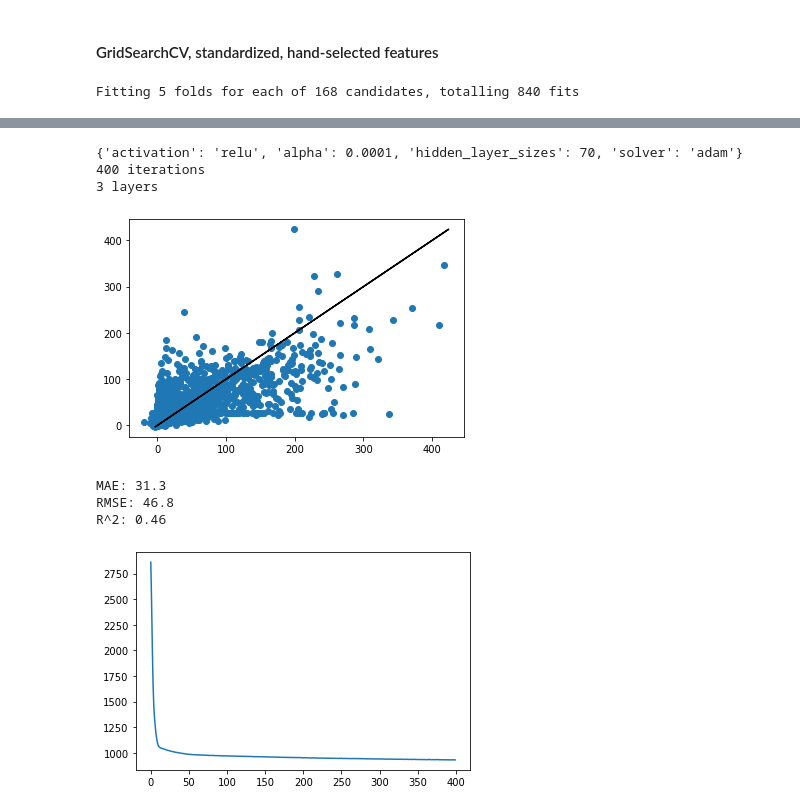
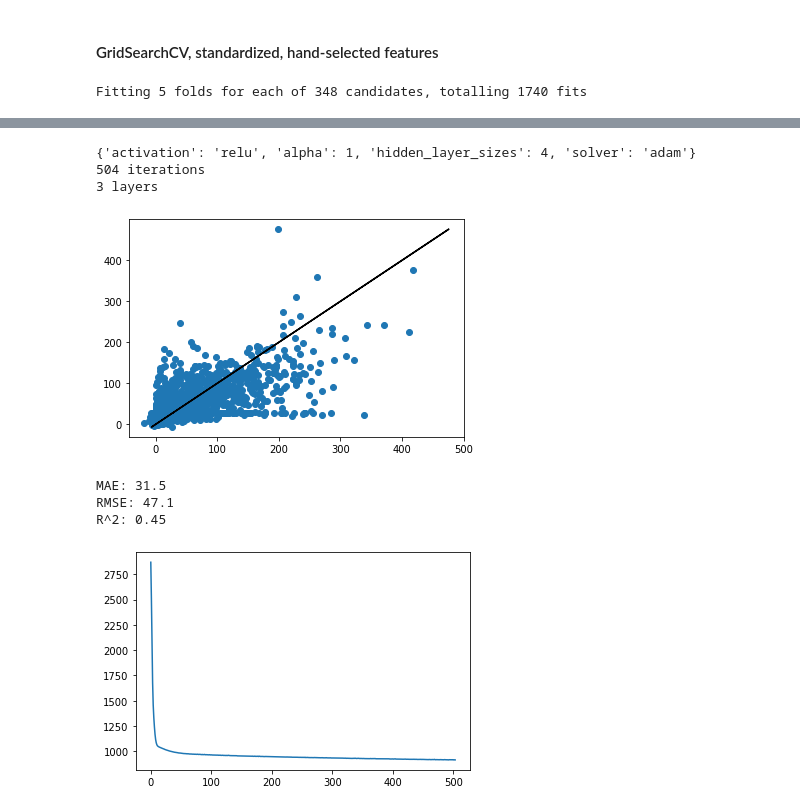
Before and after one commit to mrkawa/fantasyFootballML, a Jupyter notebook: 1_gameAveragesAndSeasonTotals/neuralNet.ipynb, the cells around one changed output, grey strips where cells are left out. Cells and saved outputs as stored; diff of their text form; code cells hidden in the pictures.

```diff
--- a/1_gameAveragesAndSeasonTotals/neuralNet.ipynb
+++ b/1_gameAveragesAndSeasonTotals/neuralNet.ipynb
@@ -75,7 +75,7 @@ X_train_std_select, X_dev_std_select, X_test_std_select = X_train_std.loc[:,keep
 # %%
 X_train, X_dev, y_train, y_dev = X_train_raw, X_dev_raw, y_train, y_dev
 
-m = neural_network.MLPRegressor(max_iter=400)
+m = neural_network.MLPRegressor(max_iter=1000)
 m.fit(X_train,y_train)
 y_pred = m.predict(X_dev)
 
@@ -107,17 +107,18 @@ sizes = [
     mean([inputNodes,outputNodes]),
     (2/3)*inputNodes + outputNodes,
     sqrt(inputNodes*outputNodes),
+    inputNodes*2-1
 ] + [nSamples/(x*(inputNodes+outputNodes)) for x in range(2,11)] + [x for x in range(2,21)]
 
 params={
     'activation':['relu'],#['identity','logistic','tanh','relu'],
-    'solver':['adam'],#['lbfgs','adam'],
+    'solver':['lbfgs','adam'],
     'hidden_layer_sizes': list(set(map(int, sizes))),
     'alpha':[10**x for x in range(-5,1)],
 }
 
 grid = GridSearchCV(
-    neural_network.MLPRegressor(warm_start=False,random_state=0,max_iter=400),
+    neural_network.MLPRegressor(warm_start=False,random_state=0,max_iter=1000),
     params,
     n_jobs = -1,
     verbose = 10,
@@ -126,7 +127,7 @@ grid = GridSearchCV(
 
 print(grid.best_params_)
 
-m = neural_network.MLPRegressor(max_iter=400)
+m = neural_network.MLPRegressor(max_iter=1000)
 m.fit(X_train,y_train)
 y_pred = m.predict(X_dev)
 
@@ -179,17 +180,18 @@ sizes = [
     mean([inputNodes,outputNodes]),
     (2/3)*inputNodes + outputNodes,
     sqrt(inputNodes*outputNodes),
+    inputNodes*2-1
 ] + [nSamples/(x*(inputNodes+outputNodes)) for x in range(2,11)] + [x for x in range(2,21)]
 
 params={
     'activation':['relu'],#['identity','logistic','tanh','relu'],
-    'solver':['adam'],#['lbfgs','adam'],
+    'solver':['lbfgs','adam'],
     'hidden_layer_sizes': list(set(map(int, sizes))),
     'alpha':[10**x for x in range(-5,1)],
 }
 
 grid = GridSearchCV(
-    neural_network.MLPRegressor(warm_start=False,random_state=0,max_iter=400),
+    neural_network.MLPRegressor(warm_start=False,random_state=0,max_iter=1000),
     params,
     n_jobs = -1,
     verbose = 10,
@@ -198,7 +200,7 @@ grid = GridSearchCV(
 
 print(grid.best_params_)
 
-m = neural_network.MLPRegressor(max_iter=400)
+m = neural_network.MLPRegressor(max_iter=1000)
 m.fit(X_train,y_train)
 y_pred = m.predict(X_dev)
 
@@ -251,17 +253,18 @@ sizes = [
     mean([inputNodes,outputNodes]),
     (2/3)*inputNodes + outputNodes,
     sqrt(inputNodes*outputNodes),
+    inputNodes*2-1
 ] + [nSamples/(x*(inputNodes+outputNodes)) for x in range(2,11)] + [x for x in range(2,21)]
 
 params={
     'activation':['relu'],#['identity','logistic','tanh','relu'],
-    'solver':['adam'],#['lbfgs','adam'],
+    'solver':['lbfgs','adam'],
     'hidden_layer_sizes': list(set(map(int, sizes))),
     'alpha':[10**x for x in range(-5,1)],
 }
 
 grid = GridSearchCV(
-    neural_network.MLPRegressor(warm_start=False,random_state=0,max_iter=400),
+    neural_network.MLPRegressor(warm_start=False,random_state=0,max_iter=1000),
     params,
     n_jobs = -1,
     verbose = 10,
@@ -270,7 +273,7 @@ grid = GridSearchCV(
 
 print(grid.best_params_)
 
-m = neural_network.MLPRegressor(max_iter=400)
+m = neural_network.MLPRegressor(max_iter=1000)
 m.fit(X_train,y_train)
 y_pred = m.predict(X_dev)
 
@@ -284,5 +287,5 @@ plt.show()
 
 cvGrid(params).to_csv('nnSelect.csv')
 # %% [output]
-Fitting 5 folds for each of 168 candidates, totalling 840 fits
+Fitting 5 folds for each of 348 candidates, totalling 1740 fits
 [Parallel(n_jobs=-1)]: Using backend LokyBackend with 8 concurrent workers.
@@ -305,8 +308,8 @@ Fitting 5 folds for each of 168 candidates, totalling 840 fits
-{'activation': 'relu', 'alpha': 0.0001, 'hidden_layer_sizes': 70, 'solver': 'adam'}
-400 iterations
+{'activation': 'relu', 'alpha': 1, 'hidden_layer_sizes': 4, 'solver': 'adam'}
+504 iterations
 3 layers
-[figure, old version]
+[figure, new version]
-MAE: 31.3
-RMSE: 46.8
-R^2: 0.46
+MAE: 31.5
+RMSE: 47.1
+R^2: 0.45
-[figure, old version]
+[figure, new version]
```
Also changed, not shown: parts of 4 cells of this notebook, 4 other files.
